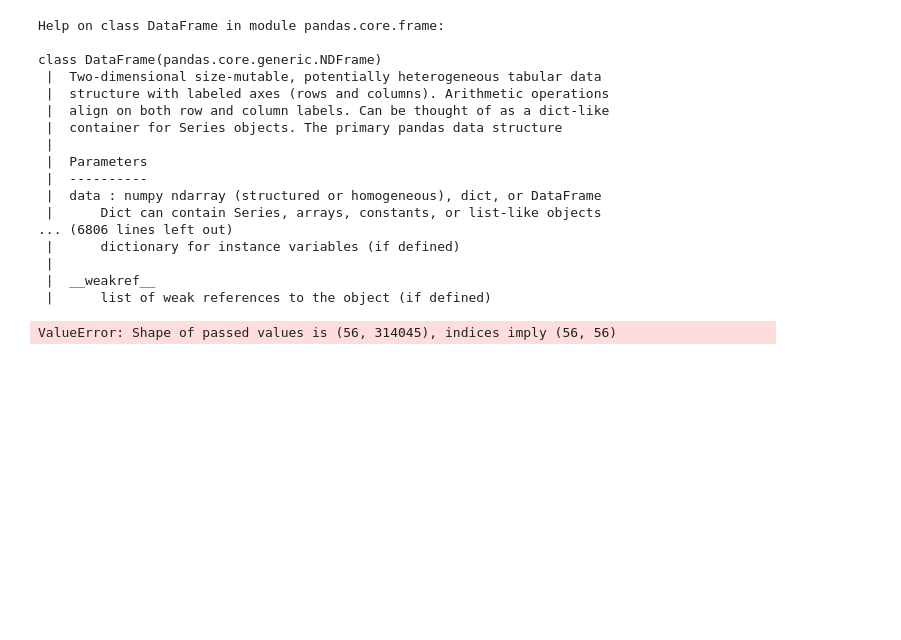
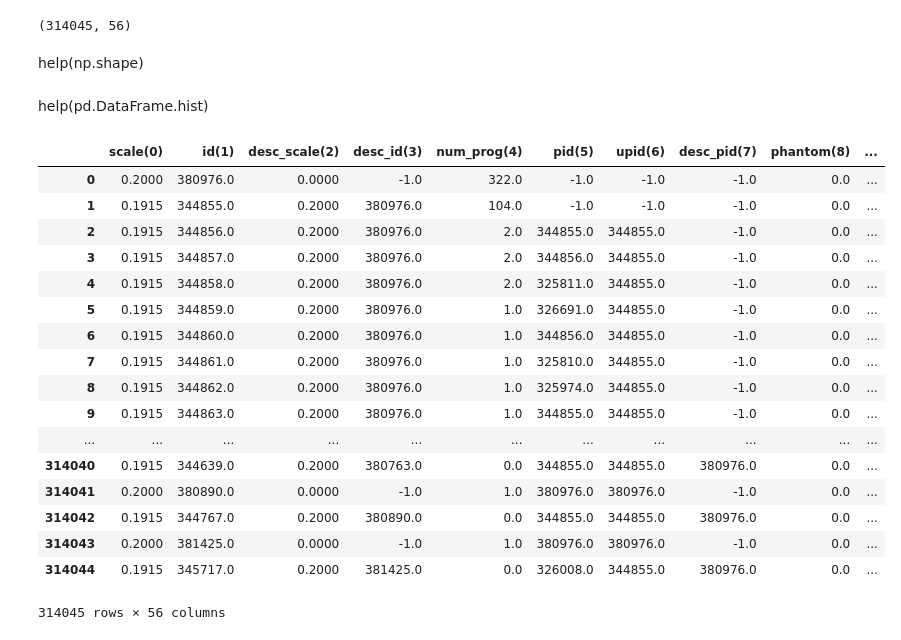
Before and after one commit to jortiz630/Dark-Matter-Tree-Data, a Jupyter notebook: DMDataAnalysis_py2.ipynb, the cells around one changed output. Saved outputs shown, nothing was run; the diff lists cells and outputs as text; code cells hidden in the pictures; blank space fills up the shorter version.

```diff
--- a/DMDataAnalysis_py2.ipynb
+++ b/DMDataAnalysis_py2.ipynb
@@ -13,23 +8,10 @@ DMDataArray.shape
-# %%
-help(pd.DataFrame)
-# %% [output]
-Help on class DataFrame in module pandas.core.frame:
-
-class DataFrame(pandas.core.generic.NDFrame)
- |  Two-dimensional size-mutable, potentially heterogeneous tabular data
- |  structure with labeled axes (rows and columns). Arithmetic operations
- |  align on both row and column labels. Can be thought of as a dict-like
- |  container for Series objects. The primary pandas data structure
- |
- |  Parameters
- |  ----------
- |  data : numpy ndarray (structured or homogeneous), dict, or DataFrame
- |      Dict can contain Series, arrays, constants, or list-like objects
-... (6806 lines left out)
- |      dictionary for instance variables (if defined)
- |
- |  __weakref__
- |      list of weak references to the object (if defined)
+# %%
+DMDataArray = loadtxt('trees_test_clean.dat') # Calls in data from .dat file.
+DMDataArray.shape # Finds shape of array of data.
+# %% [output]
+(314045, 56)
+# %% [markdown]
+help(np.shape)
 # %%
 DMTitles=['scale(0)', 'id(1)', 'desc_scale(2)', 'desc_id(3)', 'num_prog(4)', 'pid(5)', 'upid(6)', 'desc_pid(7)',
           'phantom(8)','sam_mvir(9)', 'mvir(10)', 'rvir(11)', 'rs(12)', 'vrms(13)', 'mmp?(14)', 'scale_of_last_MM(15)',
@@ -42,4 +25,24 @@ DMTitles=['scale(0)', 'id(1)', 'desc_scale(2)', 'desc_id(3)', 'num_prog(4)', 'pi
+# %% [markdown]
+help(pd.DataFrame.hist)
 # %%
-DMDataTitled=pd.DataFrame(data=DMDataArray,index=DMTitles)
+DMDataTitled = pd.DataFrame(data=DMDataArray,columns=DMTitles)
+DMDataTitled # Adds titles to columns and arranges array into fancy table (DataFrame).
 # %% [output]
+|  | scale(0) | id(1) | desc_scale(2) | desc_id(3) | num_prog(4) | pid(5) | upid(6) | desc_pid(7) | phantom(8) | ... |
+| 0 | 0.2000 | 380976.0 | 0.0000 | -1.0 | 322.0 | -1.0 | -1.0 | -1.0 | 0.0 | ... |
+| 1 | 0.1915 | 344855.0 | 0.2000 | 380976.0 | 104.0 | -1.0 | -1.0 | -1.0 | 0.0 | ... |
+| 2 | 0.1915 | 344856.0 | 0.2000 | 380976.0 | 2.0 | 344855.0 | 344855.0 | -1.0 | 0.0 | ... |
+| 3 | 0.1915 | 344857.0 | 0.2000 | 380976.0 | 2.0 | 344856.0 | 344855.0 | -1.0 | 0.0 | ... |
+| 4 | 0.1915 | 344858.0 | 0.2000 | 380976.0 | 2.0 | 325811.0 | 344855.0 | -1.0 | 0.0 | ... |
+| 5 | 0.1915 | 344859.0 | 0.2000 | 380976.0 | 1.0 | 326691.0 | 344855.0 | -1.0 | 0.0 | ... |
+| 6 | 0.1915 | 344860.0 | 0.2000 | 380976.0 | 1.0 | 344856.0 | 344855.0 | -1.0 | 0.0 | ... |
+| 7 | 0.1915 | 344861.0 | 0.2000 | 380976.0 | 1.0 | 325810.0 | 344855.0 | -1.0 | 0.0 | ... |
+| 8 | 0.1915 | 344862.0 | 0.2000 | 380976.0 | 1.0 | 325974.0 | 344855.0 | -1.0 | 0.0 | ... |
+| 9 | 0.1915 | 344863.0 | 0.2000 | 380976.0 | 1.0 | 344855.0 | 344855.0 | -1.0 | 0.0 | ... |
+| ... | ... | ... | ... | ... | ... | ... | ... | ... | ... | ... |
+| 314040 | 0.1915 | 344639.0 | 0.2000 | 380763.0 | 0.0 | 344855.0 | 344855.0 | 380976.0 | 0.0 | ... |
+| 314041 | 0.2000 | 380890.0 | 0.0000 | -1.0 | 1.0 | 380976.0 | 380976.0 | -1.0 | 0.0 | ... |
+| 314042 | 0.1915 | 344767.0 | 0.2000 | 380890.0 | 0.0 | 344855.0 | 344855.0 | 380976.0 | 0.0 | ... |
+| 314043 | 0.2000 | 381425.0 | 0.0000 | -1.0 | 1.0 | 380976.0 | 380976.0 | -1.0 | 0.0 | ... |
+| 314044 | 0.1915 | 345717.0 | 0.2000 | 381425.0 | 0.0 | 326008.0 | 344855.0 | 380976.0 | 0.0 | ... |
-ValueError: Shape of passed values is (56, 314045), indices imply (56, 56)
+314045 rows × 56 columns
```
Also changed, not shown: parts of 6 cells of this notebook.
